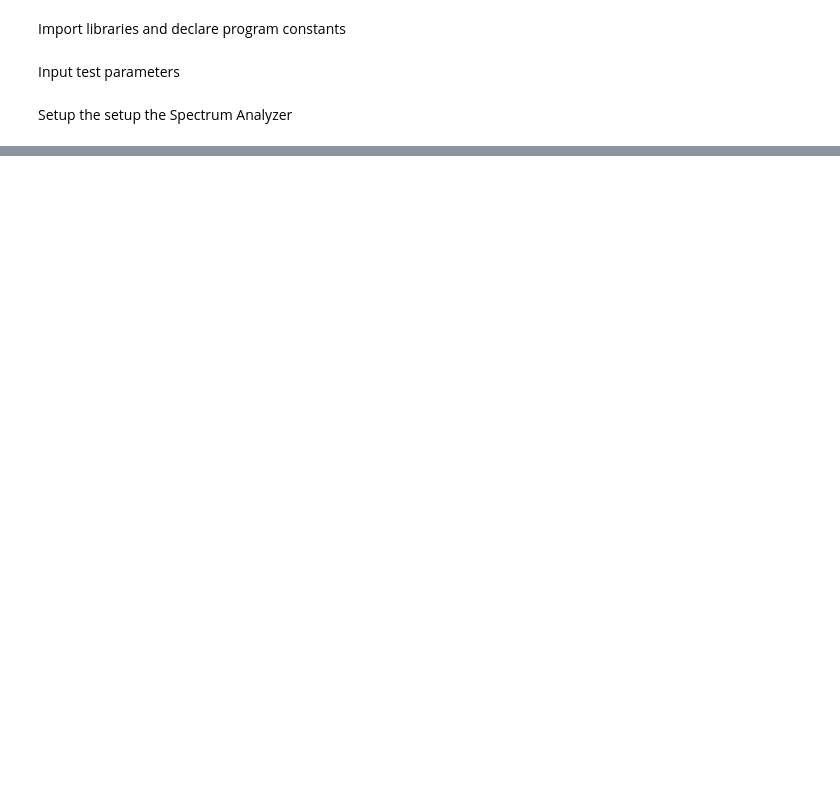
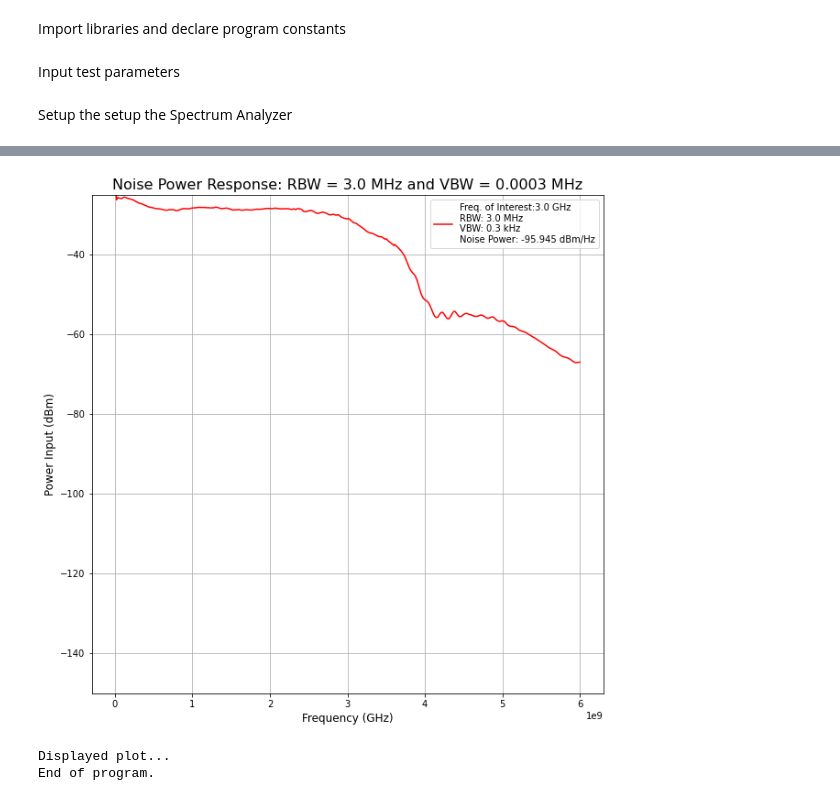
Before and after one commit to ska-telescope/ska-itf-te, a Jupyter notebook: notebooks/fsh8_read_noise_power_density_vary_rbw_plot_1.ipynb, the cells around one changed output, grey strips where cells are left out. Saved outputs shown, nothing was run; the diff lists cells and outputs as text; code cells hidden in the pictures; blank space fills up the shorter version.

Commit message:
Added plot label for Freq. of Interest.

```diff
--- a/notebooks/fsh8_read_noise_power_density_vary_rbw_plot_1.ipynb
+++ b/notebooks/fsh8_read_noise_power_density_vary_rbw_plot_1.ipynb
@@ -99,8 +112,12 @@ ConnectionRefusedError: [Errno 61] Connection refused
 # %%
 # Plot the results
-plotTrace(freq_values, pow_values, 'Frequency (GHz)', 'Power Input (dBm)', f'Noise Power Response: RBW = {res_bw/1e6} MHz and VBW = {vid_bw/1e6} MHz', f'RBW: {res_bw/1e6} MHz\nVBW: {vid_bw/1e3} kHz\n{noise_dbm_hz} dBm/Hz', y_max)
+plotTrace(freq_values, pow_values, 'Frequency (GHz)', 'Power Input (dBm)', f'Noise Power Response: RBW = {res_bw/1e6} MHz and VBW = {vid_bw/1e6} MHz', f'Freq. of Interest:{marker_freq/1e9} GHz\nRBW: {res_bw/1e6} MHz\nVBW: {vid_bw/1e3} kHz\nNoise Power: {noise_dbm_hz} dBm/Hz', y_max)
 print('Displayed plot...')
 print('End of program.')
+# %% [output]
+[figure, added]
+Displayed plot...
+End of program.
 # %%
 res_bw = [1e6, 3e6, 5e6]  # the resolution bandwidth of the spectrum analyzer (Hz) e.g. 3000000 or 3e6, integer with no units [3 MHz]
 vid_bw = [3e2, 10e2, 30e2] # the video bandwidth of the spectrum analyzer (Hz) e.g. 30, integer with no units [30 Hz]
```
Also changed, not shown: parts of 3 cells of this notebook.
